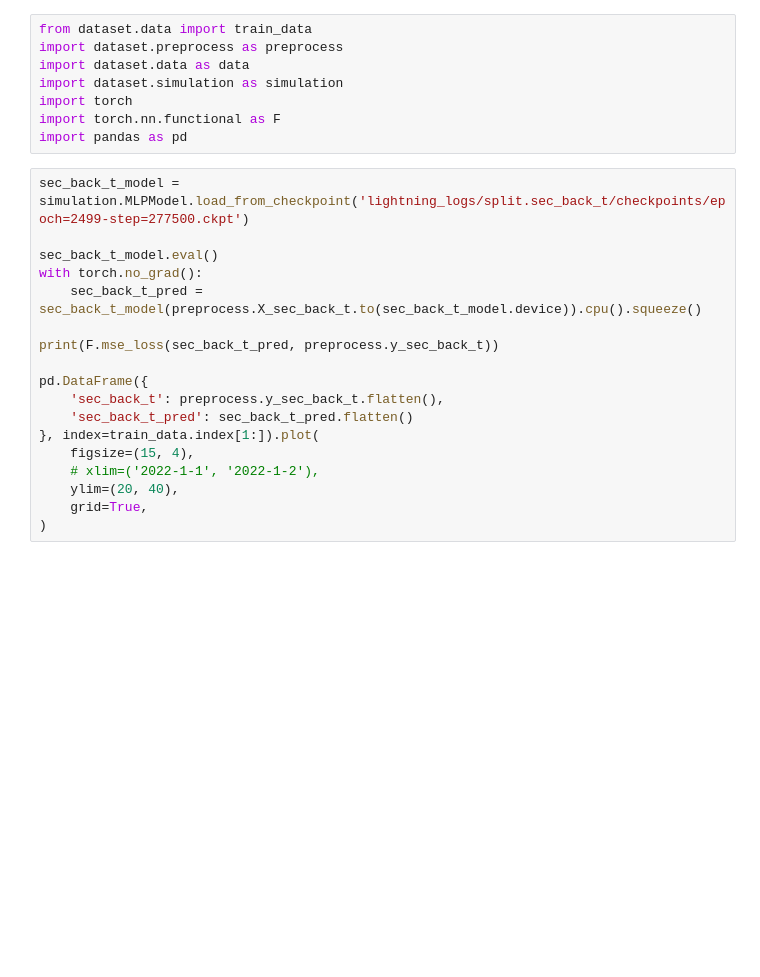
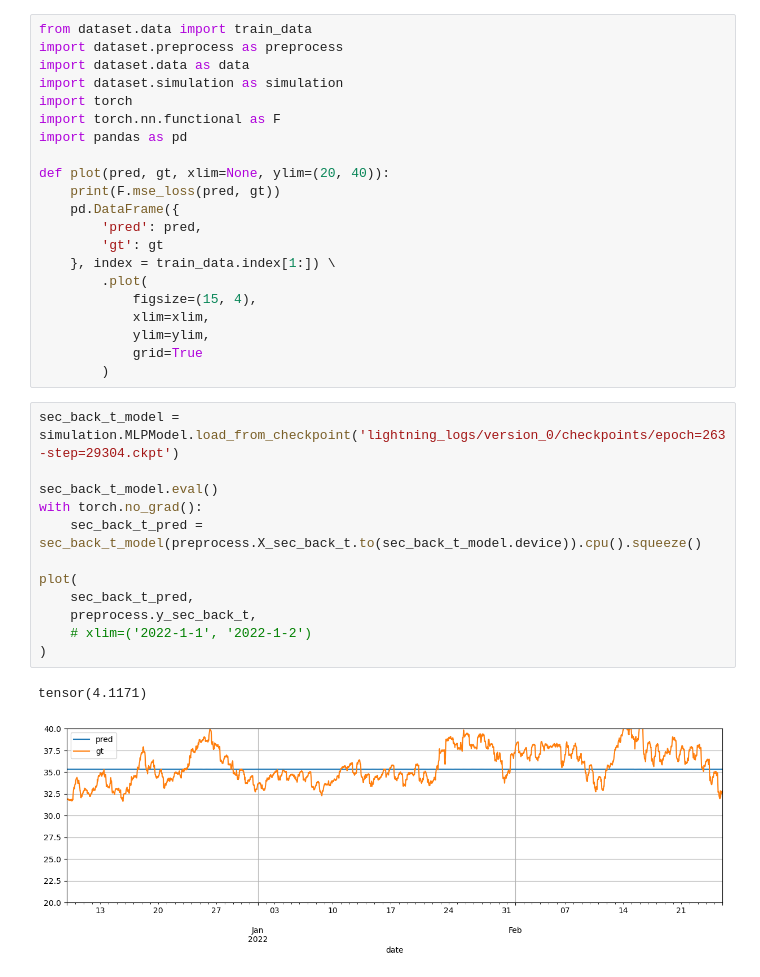
Before and after one commit to xsjk/ART1425-Project, a Jupyter notebook: eval-simulation.ipynb, the cells around one changed output. Cells and saved outputs as stored; diff of their text form; blank space fills up the shorter version.

```diff
--- a/eval-simulation.ipynb
+++ b/eval-simulation.ipynb
@@ -6,22 +6,32 @@ import dataset.simulation as simulation
 import torch
 import torch.nn.functional as F
 import pandas as pd
+
+def plot(pred, gt, xlim=None, ylim=(20, 40)):
+    print(F.mse_loss(pred, gt))
+    pd.DataFrame({
+        'pred': pred,
+        'gt': gt
+    }, index = train_data.index[1:]) \
+        .plot(
+            figsize=(15, 4),
+            xlim=xlim,
+            ylim=ylim,
+            grid=True
+        )
 # %%
-sec_back_t_model = simulation.MLPModel.load_from_checkpoint('lightning_logs/split.sec_back_t/checkpoints/epoch=2499-step=277500.ckpt')
+sec_back_t_model = simulation.MLPModel.load_from_checkpoint('lightning_logs/version_0/checkpoints/epoch=263-step=29304.ckpt')
 
 sec_back_t_model.eval()
 with torch.no_grad():
     sec_back_t_pred = sec_back_t_model(preprocess.X_sec_back_t.to(sec_back_t_model.device)).cpu().squeeze()
 
-print(F.mse_loss(sec_back_t_pred, preprocess.y_sec_back_t))
-
-pd.DataFrame({
-    'sec_back_t': preprocess.y_sec_back_t.flatten(),
-    'sec_back_t_pred': sec_back_t_pred.flatten()
-}, index=train_data.index[1:]).plot(
-    figsize=(15, 4),
-    # xlim=('2022-1-1', '2022-1-2'),
-    ylim=(20, 40),
-    grid=True,
+plot(
+    sec_back_t_pred,
+    preprocess.y_sec_back_t,
+    # xlim=('2022-1-1', '2022-1-2')
 )
+# %% [output]
+tensor(4.1171)
+[figure, added]
 # %%
```
Also changed, not shown: parts of 2 cells of this notebook, 1 other file.
